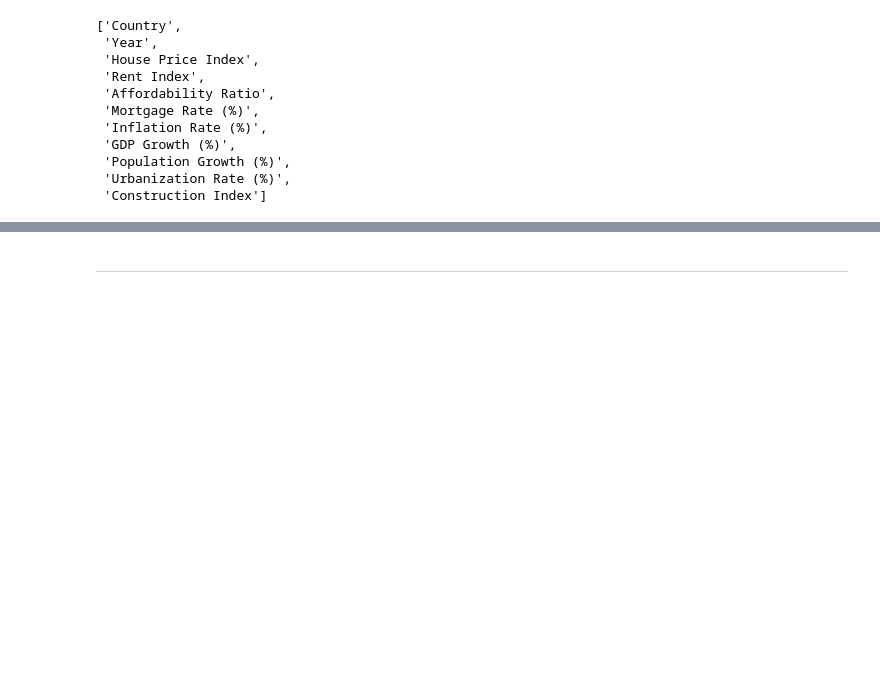
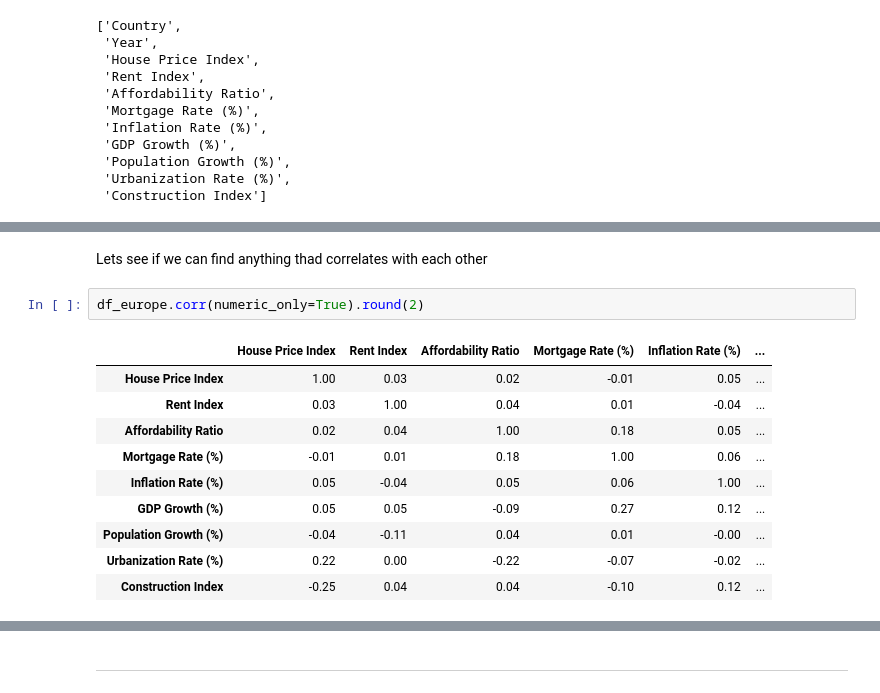
Before and after one commit to MaximilianKlein92/data_anaylsis_global_housing_market, a Jupyter notebook: jupyter_notebooks/ETL.ipynb, the cells around one changed output, grey strips where cells are left out. Drawn from its saved outputs; the diff is of its cells as text; blank space fills up the shorter version.

```diff
--- a/jupyter_notebooks/ETL.ipynb
+++ b/jupyter_notebooks/ETL.ipynb
@@ -192,0 +245,15 @@ df_europe.columns.to_list()
+# %% [markdown]
+Lets see if we can find anything thad correlates with each other
+# %%
+df_europe.corr(numeric_only=True).round(2)
+# %% [output]
+|  | House Price Index | Rent Index | Affordability Ratio | Mortgage Rate (%) | Inflation Rate (%) | ... |
+| House Price Index | 1.00 | 0.03 | 0.02 | -0.01 | 0.05 | ... |
+| Rent Index | 0.03 | 1.00 | 0.04 | 0.01 | -0.04 | ... |
+| Affordability Ratio | 0.02 | 0.04 | 1.00 | 0.18 | 0.05 | ... |
+| Mortgage Rate (%) | -0.01 | 0.01 | 0.18 | 1.00 | 0.06 | ... |
+| Inflation Rate (%) | 0.05 | -0.04 | 0.05 | 0.06 | 1.00 | ... |
+| GDP Growth (%) | 0.05 | 0.05 | -0.09 | 0.27 | 0.12 | ... |
+| Population Growth (%) | -0.04 | -0.11 | 0.04 | 0.01 | -0.00 | ... |
+| Urbanization Rate (%) | 0.22 | 0.00 | -0.22 | -0.07 | -0.02 | ... |
+| Construction Index | -0.25 | 0.04 | 0.04 | -0.10 | 0.12 | ... |
```
Also changed, not shown: parts of 11 cells of this notebook.
